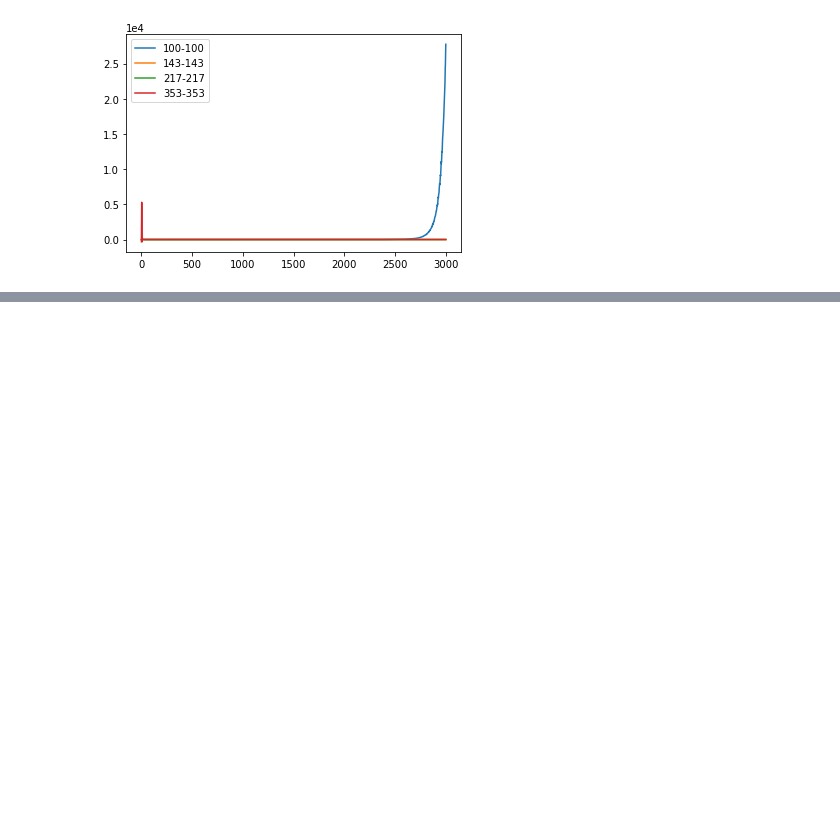
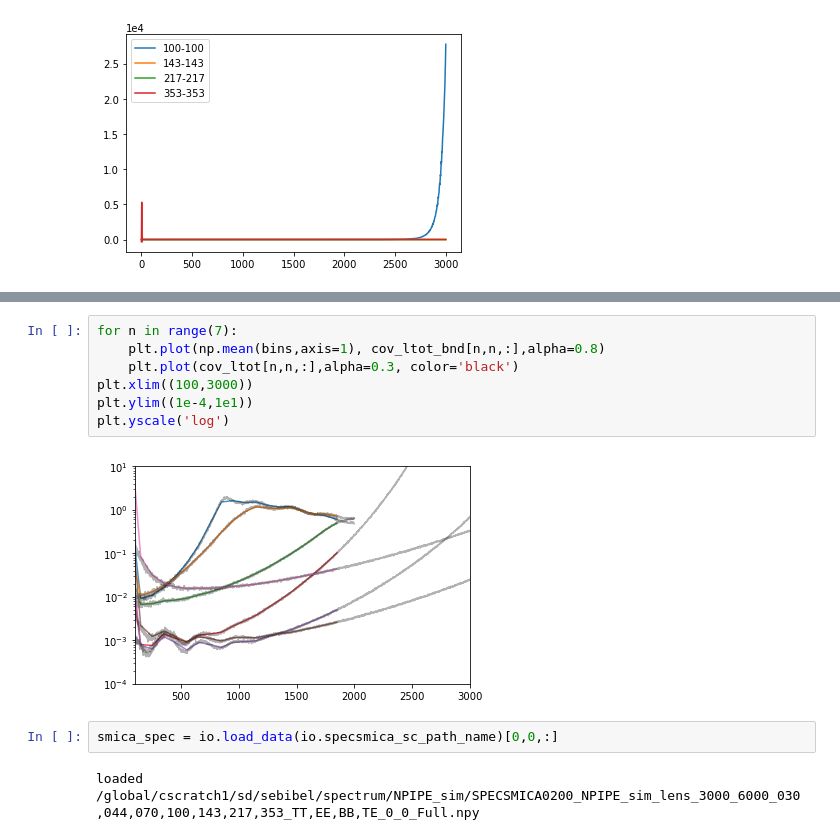
Before and after one commit to Sebastian-Belkner/component_separation, a Jupyter notebook: component_separation/Untitled.ipynb, the cells around one changed output, grey strips where cells are left out. Saved outputs shown, nothing was run; the diff lists cells and outputs as text; blank space fills up the shorter version.

```diff
--- a/component_separation/Untitled.ipynb
+++ b/component_separation/Untitled.ipynb
@@ -198,0 +260,13 @@ plt.legend()
+# %%
+for n in range(7):
+    plt.plot(np.mean(bins,axis=1), cov_ltot_bnd[n,n,:],alpha=0.8)
+    plt.plot(cov_ltot[n,n,:],alpha=0.3, color='black')
+plt.xlim((100,3000))
+plt.ylim((1e-4,1e1))
+plt.yscale('log')
+# %% [output]
+[figure, added]
+# %%
+smica_spec = io.load_data(io.specsmica_sc_path_name)[0,0,:]
+# %% [output]
+loaded /global/cscratch1/sd/sebibel/spectrum/NPIPE_sim/SPECSMICA0200_NPIPE_sim_lens_3000_6000_030,044,070,100,143,217,353_TT,EE,BB,TE_0_0_Full.npy
```
Also changed, not shown: parts of 6 cells of this notebook, 6 other files.
